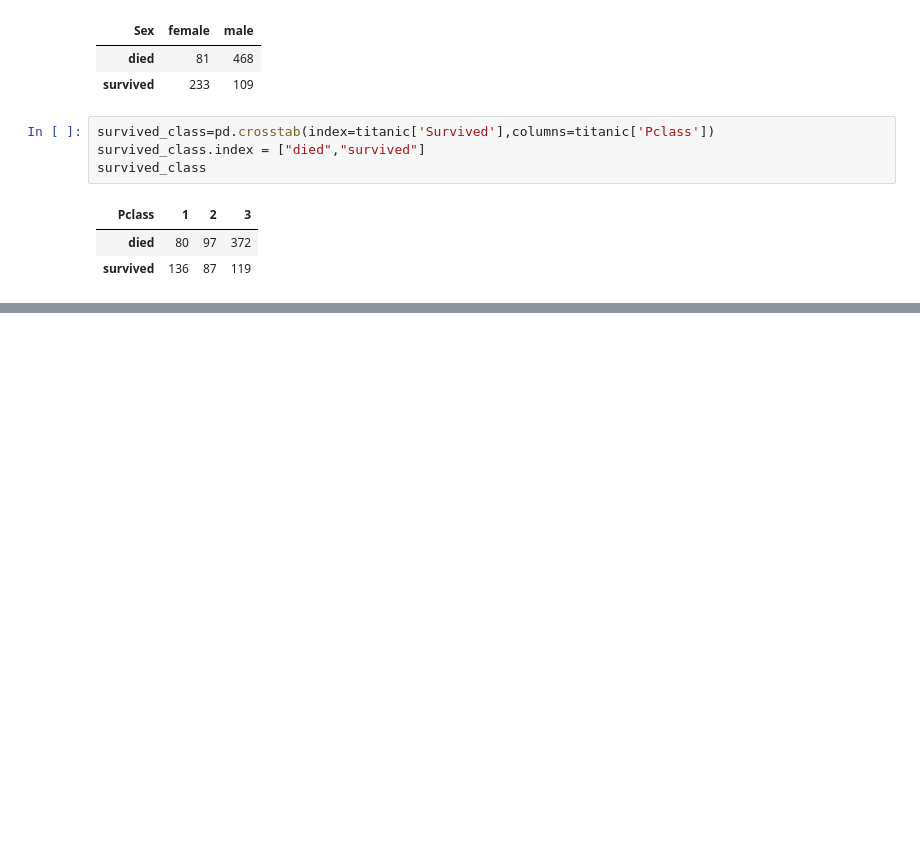
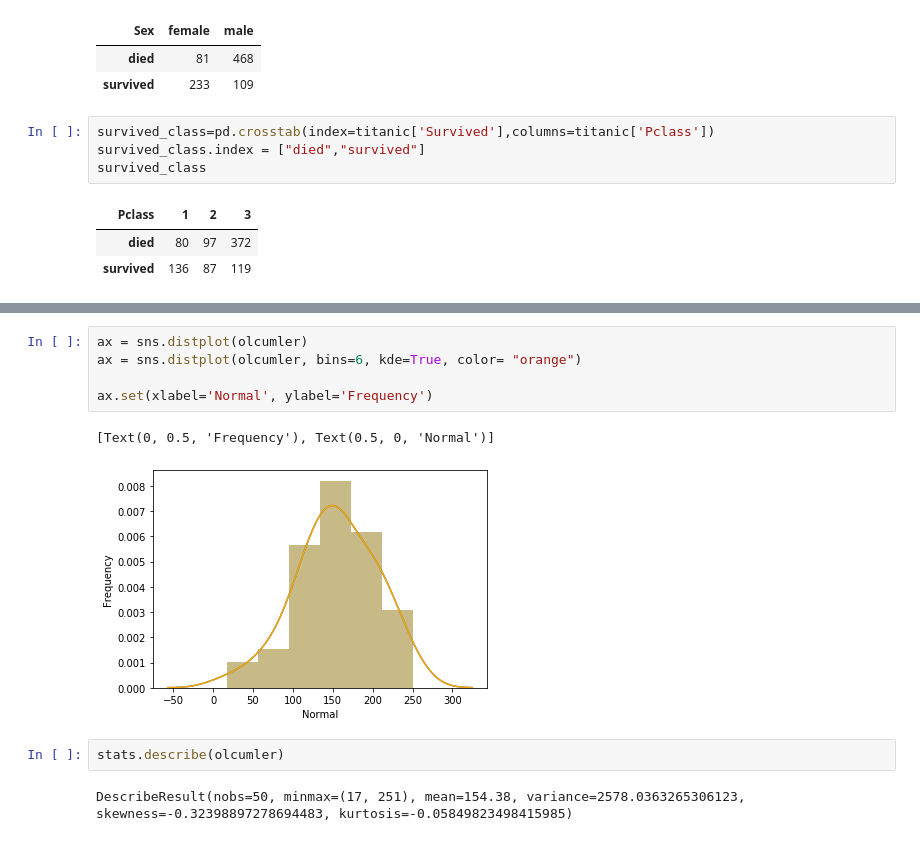
Before and after one commit to UVBMOB/Ankara2019, a Jupyter notebook: Dersler/Hafta_2.ipynb, the cells around one changed output, grey strips where cells are left out. Cells and saved outputs as stored; diff of their text form; blank space fills up the shorter version.

```diff
--- a/Dersler/Hafta_2.ipynb
+++ b/Dersler/Hafta_2.ipynb
@@ -238,0 +395,12 @@ survived_class
+# %%
+ax = sns.distplot(olcumler)
+ax = sns.distplot(olcumler, bins=6, kde=True, color= "orange")
+
+ax.set(xlabel='Normal', ylabel='Frequency')
+# %% [output]
+[Text(0, 0.5, 'Frequency'), Text(0.5, 0, 'Normal')]
+[figure, added]
+# %%
+stats.describe(olcumler)
+# %% [output]
+DescribeResult(nobs=50, minmax=(17, 251), mean=154.38, variance=2578.0363265306123, skewness=-0.32398897278694483, kurtosis=-0.05849823498415985)
```
Also changed, not shown: parts of 24 cells of this notebook.
